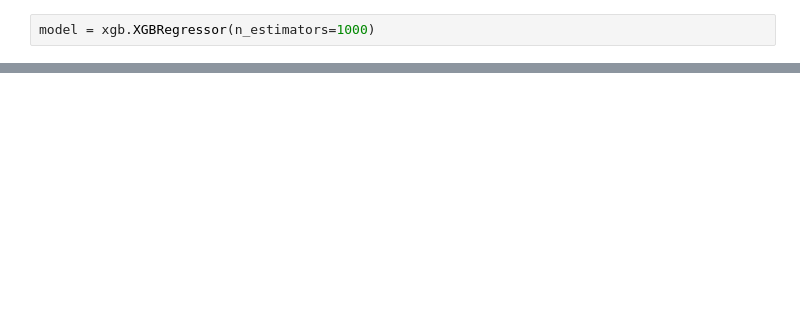
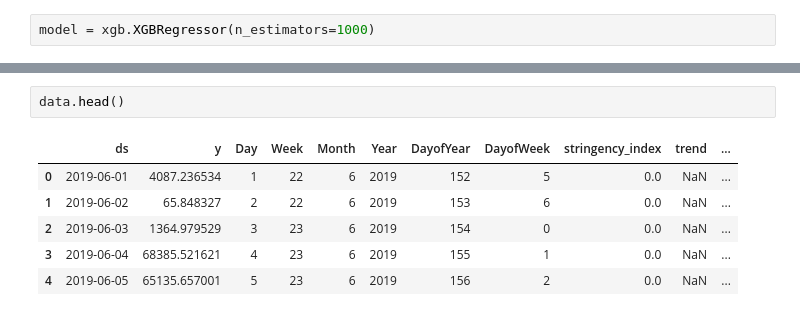
Before and after one commit to alexwesch/lighthouse_final_project, a Jupyter notebook: regressor_exploration.ipynb, the cells around one changed output, grey strips where cells are left out. Drawn from its saved outputs; the diff is of its cells as text; blank space fills up the shorter version.

```diff
--- a/regressor_exploration.ipynb
+++ b/regressor_exploration.ipynb
@@ -32,0 +98,9 @@ restriction_index.describe()
+# %%
+data.head()
+# %% [output]
+|  | ds | y | Day | Week | Month | Year | DayofYear | DayofWeek | stringency_index | trend | ... |
+| 0 | 2019-06-01 | 4087.236534 | 1 | 22 | 6 | 2019 | 152 | 5 | 0.0 | NaN | ... |
+| 1 | 2019-06-02 | 65.848327 | 2 | 22 | 6 | 2019 | 153 | 6 | 0.0 | NaN | ... |
+| 2 | 2019-06-03 | 1364.979529 | 3 | 23 | 6 | 2019 | 154 | 0 | 0.0 | NaN | ... |
+| 3 | 2019-06-04 | 68385.521621 | 4 | 23 | 6 | 2019 | 155 | 1 | 0.0 | NaN | ... |
+| 4 | 2019-06-05 | 65135.657001 | 5 | 23 | 6 | 2019 | 156 | 2 | 0.0 | NaN | ... |
```
Also changed, not shown: parts of 29 cells of this notebook, 4 other files.
